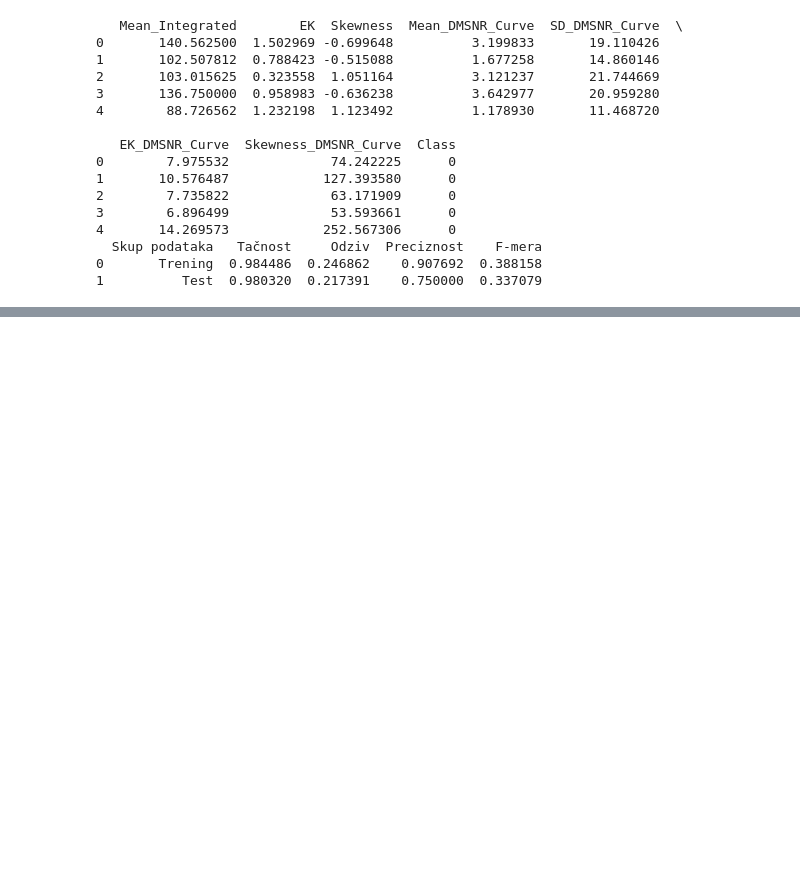
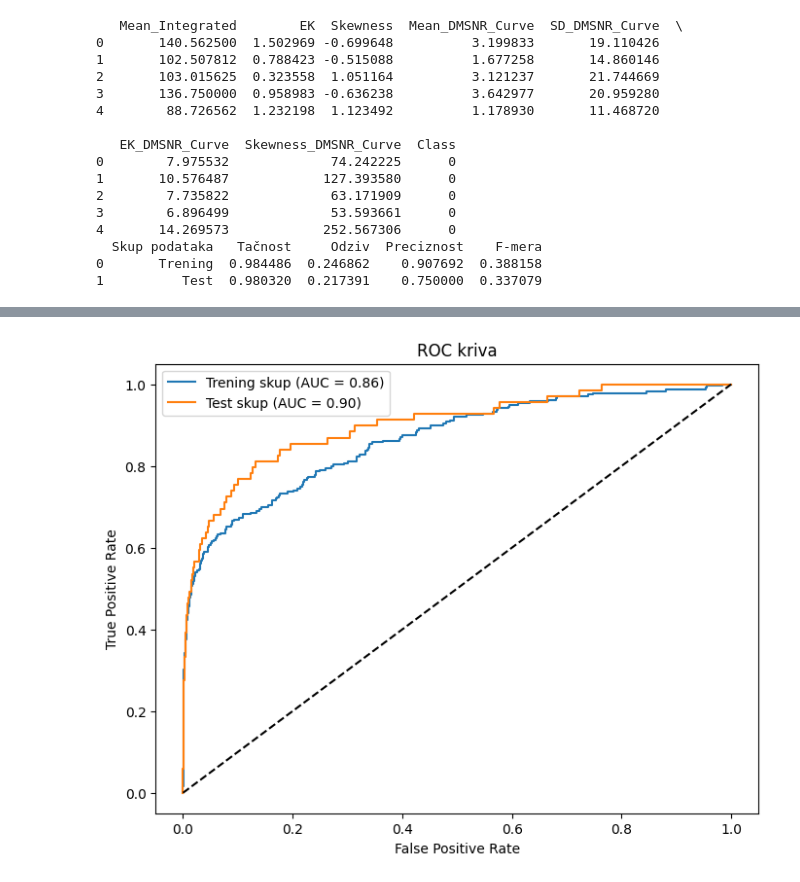
Before and after one commit to halidak/machine_learning_project, a Jupyter notebook: logistic_regression.ipynb, the cells around one changed output, grey strips where cells are left out. Cells and saved outputs as stored; diff of their text form; code cells hidden in the pictures; blank space fills up the shorter version.

```diff
--- a/logistic_regression.ipynb
+++ b/logistic_regression.ipynb
@@ -69,0 +101,28 @@ print(results)
+# %%
+import matplotlib.pyplot as plt
+from sklearn.metrics import roc_curve, auc
+
+# Izračunavanje verovatnoća pripadnosti pozitivnoj klasi
+y_train_probs = model.predict_proba(X_train)[:, 1]
+y_test_probs = model.predict_proba(X_test)[:, 1]
+
+# Izračunavanje vrednosti za ROC krivu
+train_fpr, train_tpr, _ = roc_curve(y_train, y_train_probs)
+test_fpr, test_tpr, _ = roc_curve(y_test, y_test_probs)
+
+# Izračunavanje AUC vrednosti
+train_auc = auc(train_fpr, train_tpr)
+test_auc = auc(test_fpr, test_tpr)
+
+# Prikaz ROC krive
+plt.figure(figsize=(8, 6))
+plt.plot(train_fpr, train_tpr, label='Trening skup (AUC = {:.2f})'.format(train_auc))
+plt.plot(test_fpr, test_tpr, label='Test skup (AUC = {:.2f})'.format(test_auc))
+plt.plot([0, 1], [0, 1], color='black', linestyle='--')
+plt.xlabel('False Positive Rate')
+plt.ylabel('True Positive Rate')
+plt.title('ROC kriva')
+plt.legend()
+plt.show()
+# %% [output]
+[figure, added]
```
Also changed, not shown: parts of 2 cells of this notebook, 1 other file.
